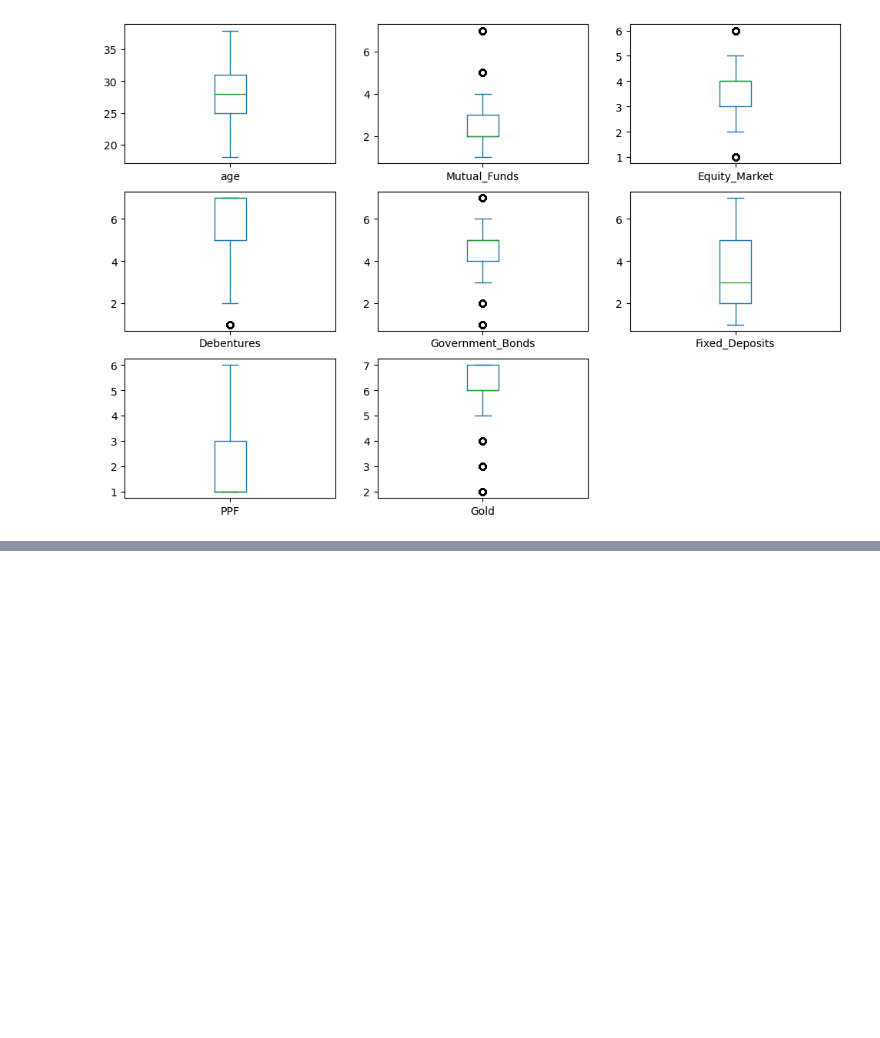
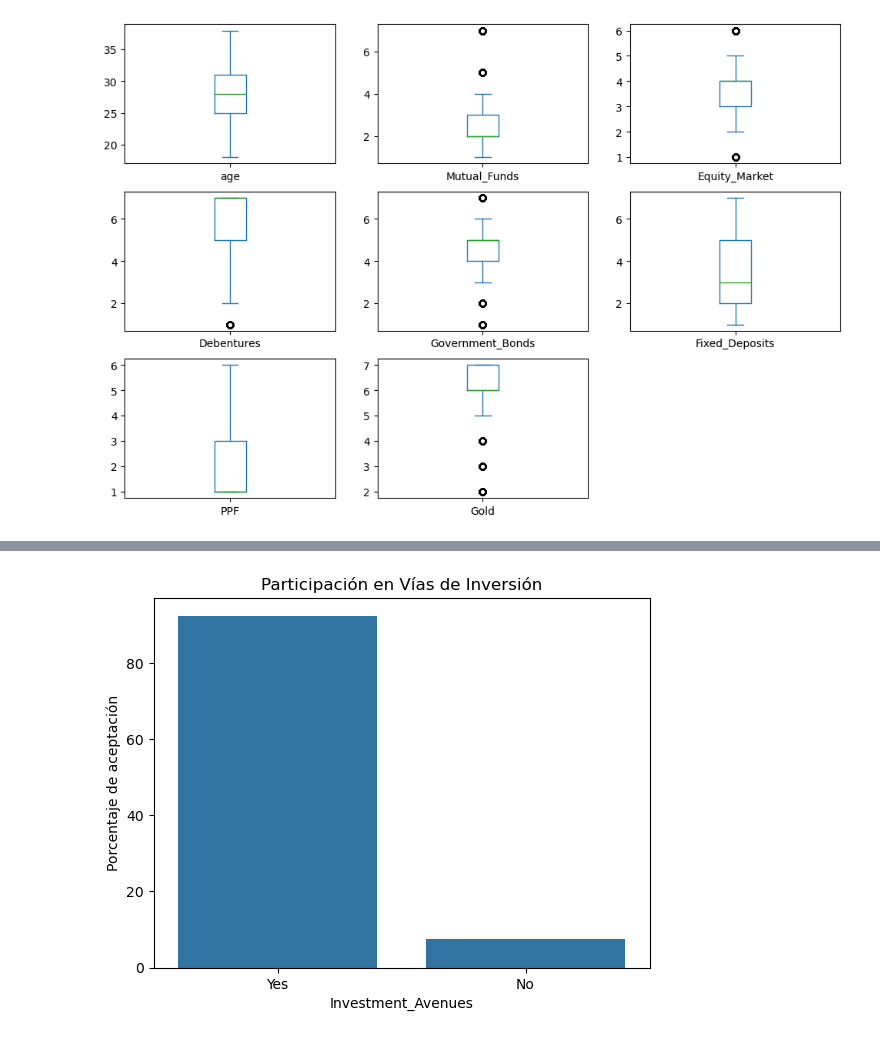
Before and after one commit to Sts87/data-analysis, a Jupyter notebook: 00-finance-trends/finance_trends.ipynb, the cells around one changed output, grey strips where cells are left out. Saved outputs shown, nothing was run; the diff lists cells and outputs as text; code cells hidden in the pictures; blank space fills up the shorter version.

```diff
--- a/00-finance-trends/finance_trends.ipynb
+++ b/00-finance-trends/finance_trends.ipynb
@@ -153,0 +158,8 @@ plt.show()
+# %%
+fig, ax = plt.subplots()
+ax.set_title('Participación en Vías de Inversión')
+sns.countplot(data=df, x='Investment_Avenues', stat='percent')
+ax.set_ylabel('Porcentaje de aceptación')
+plt.show()
+# %% [output]
+[figure, added]
```
Also changed, not shown: parts of 7 cells of this notebook.
